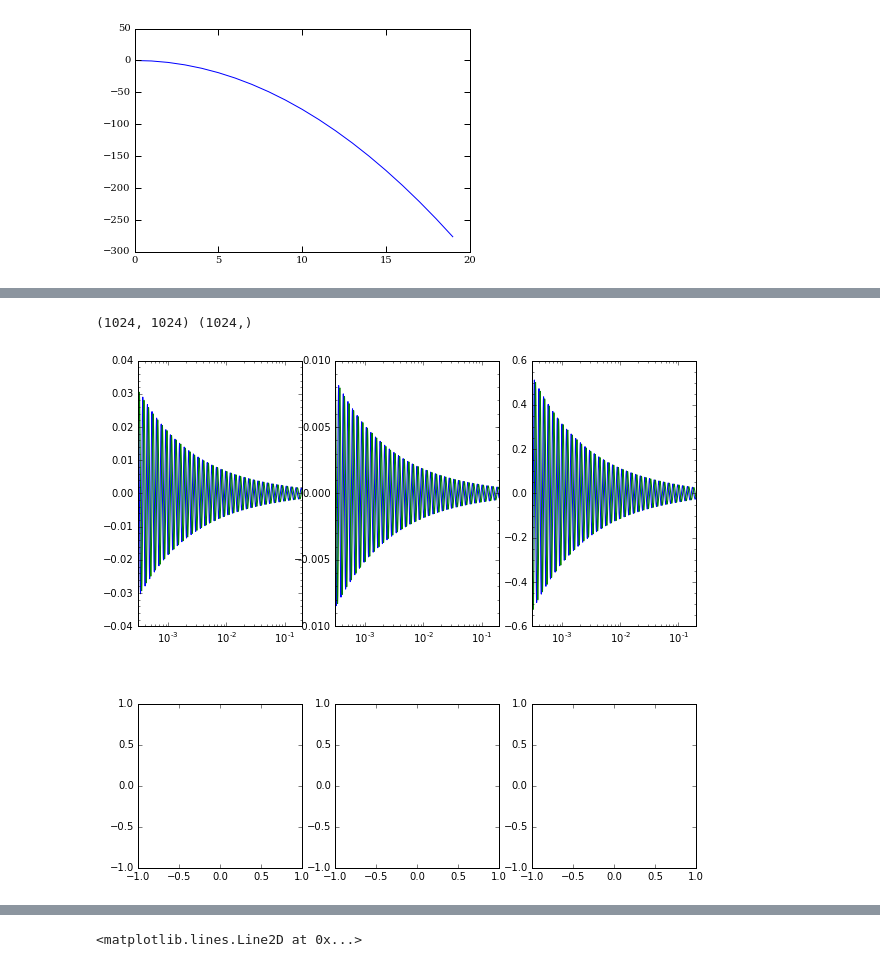
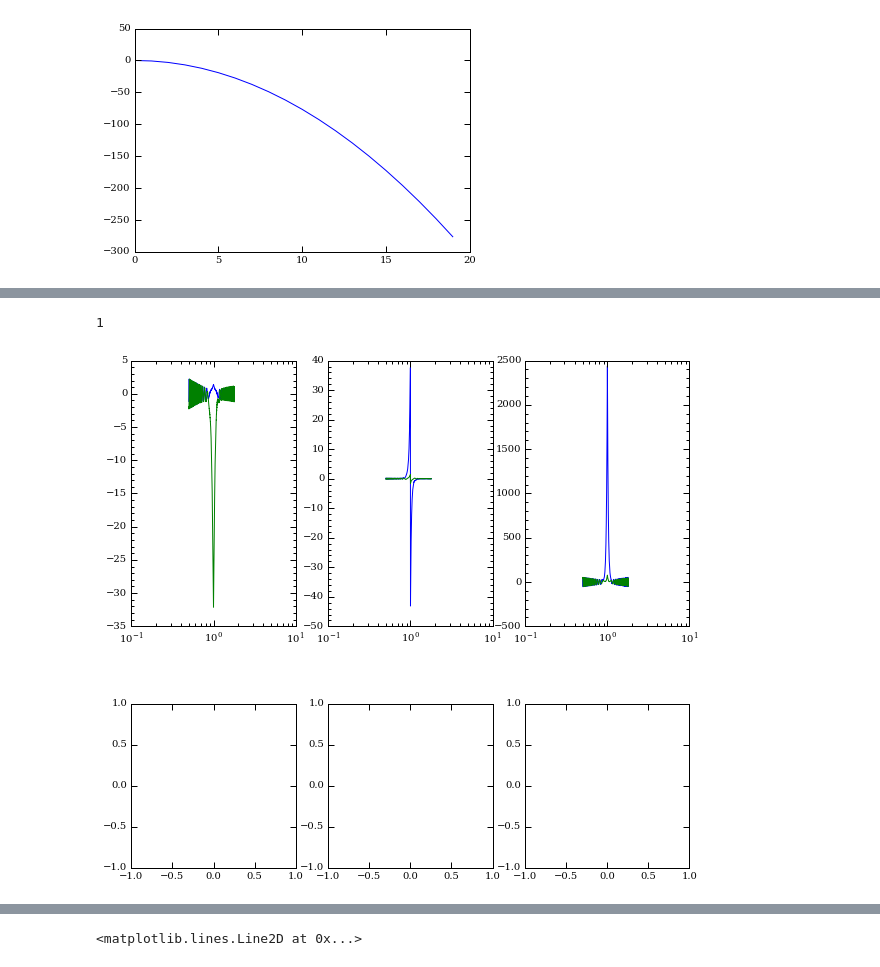
Before and after one commit to adamdempsey90/linearwaves, a Jupyter notebook: python/block_solver.ipynb, the cells around one changed output, grey strips where cells are left out. Drawn from its saved outputs; the diff is of its cells as text; code cells hidden in the pictures.

```diff
--- a/python/block_solver.ipynb
+++ b/python/block_solver.ipynb
@@ -375,8 +383,10 @@ def eig(m,ri=.1,ro=10,nr=512,**kargs):
     return r,disk, evals,u,v,s
 
 def linear_waves(m, inner_eps = 1, outer_eps = 1, ri=.1, ro=5, nr =512, planet=None,**kargs):
-    r = np.exp( np.linspace( np.log(ri),np.log(ro),nr))
-    dlr = np.diff(np.log(r))[0]
+    dlr = np.log(ro/ri)/nr
+    r = ri*np.exp(np.arange(nr)*dlr)
+    #r = np.exp( np.linspace( np.log(ri),np.log(ro),nr))
+    #dlr = np.diff(np.log(r))[0]
     disk = Disk(**kargs)
     md = [main_diag(x,m,disk,dlr) for x in r]
     ld = [lower_diag(x,m,disk,dlr) for x in r[1:]]
@@ -392,6 +402,7 @@ def linear_waves(m, inner_eps = 1, outer_eps = 1, ri=.1, ro=5, nr =512, planet=N
     ld[-1] = ldn
 
     dp_pot = np.array([f[1,0] for f in fd])
+    mat = Matrix(ld,md,ud,fd)
     sol = thomas_alg_block(ld,md,ud,fd)
     u = np.array([s[0] for s in sol]).ravel()
     v = np.array([s[1] for s in sol]).ravel()
@@ -400,4 +411,4 @@ def linear_waves(m, inner_eps = 1, outer_eps = 1, ri=.1, ro=5, nr =512, planet=N
         sig *= disk.sigma(r)
     else:
         sig *= disk.sigma(r)/disk.c2(r)
-    return r,disk,planet,u,v,sig,dp_pot
+    return r,disk,planet,u,v,sig,dp_pot,mat
@@ -411,9 +425,9 @@ m = 3
 planet = Planet(mp=.001,hp=.05)
 r,disk,planet,u,v,s = linear_waves(m,planet=planet,omf=planet.omp,nr=1024,ri=.1,ro=5,mu=-1,delta=0,h=.1,alpha=1e-2,iso=True)
 # %%
-m = 2
-planet = Planet(mp=.0001,hp=.05,eps=.6)
-r,disk,planet,u,v,s,dp_pot = linear_waves(m,planet=planet,inner_eps = 1, outer_eps = 1,
+m = 10
+planet = Planet(mp=1,hp=.03,eps=.6)
+r,disk,planet,u,v,s,dp_pot,mat = linear_waves(m,planet=planet,inner_eps = 1, outer_eps = 1,
                                    omf=planet.omp,nr=1024,
-                                   ri=.0003,ro=1.5,mu=-.5,delta=-1,h=.05,alpha=1e-2,iso=True)
+                                   ri=.5,ro=1.8,mu=0,delta=-1,h=.03,alpha=0,iso=False)
 # %% [output]
@@ -422,38 +435,39 @@ r,disk,planet,u,v,s,dp_pot = linear_waves(m,planet=planet,inner_eps = 1, outer_e
+# %%
+planet.mp
+# %% [output]
+1
 # %%
 phi = np.linspace(-np.pi,np.pi,len(r))
 rr,pp = np.meshgrid(r,phi,indexing='ij')
 xx = rr*np.cos(pp)
 yy = rr*np.sin(pp)
 dat = np.zeros(xx.shape,dtype='complex')
-print(dat.shape,phi.shape)
-# %% [output]
-(1024, 1024) (1024,)
 # %%
 #%matplotlib notebook
 plot2d  = False
 fig,axes = plt.subplots(2,3,figsize=(10,10))
 axes[0,0].plot(r,u.real,r,u.imag)
 axes[0,1].plot(r,v.real,r,v.imag)
 axes[0,2].plot(r,s.real,r,s.imag)
 if plot2d:
     for j,p in enumerate(phi):
         dat[:,j] = u * np.exp(-1j*m*p)
     axes[1,0].pcolormesh(xx,yy,np.real(dat),cmap='viridis')
     for j,p in enumerate(phi):
         dat[:,j] = v * np.exp(-1j*m*p)
     axes[1,1].pcolormesh(xx,yy,np.real(dat),cmap='viridis')
     for j,p in enumerate(phi):
         dat[:,j] = s * np.exp(-1j*m*p)
     axes[1,2].pcolormesh(xx,yy,np.real(dat),cmap='viridis')
 plt.subplots_adjust(hspace=.1,wspace=.2)
 for ax in axes.flatten()[:3]:
     ax.minorticks_on()
     ax.set_xscale('log')
-    ax.set_xlim(.0003,.2)
+    #ax.set_xlim(.0003,.2)
 for ax in axes.flatten()[-3:]:
     ax.set_aspect('equal')
     ax.plot(np.cos(phi),np.sin(phi),'--w')
     #ax.set_xlim(r[0]-.01,.7)
     #ax.set_xlim(5,r[-1]+.1)
 # %% [output]
-[figure, old version]
+[figure, new version]
```
Also changed, not shown: parts of 15 cells of this notebook, 8 other files.
